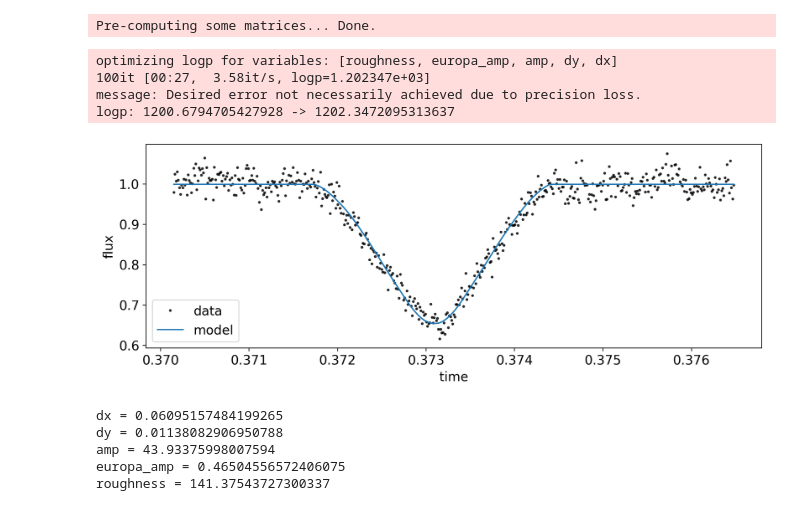
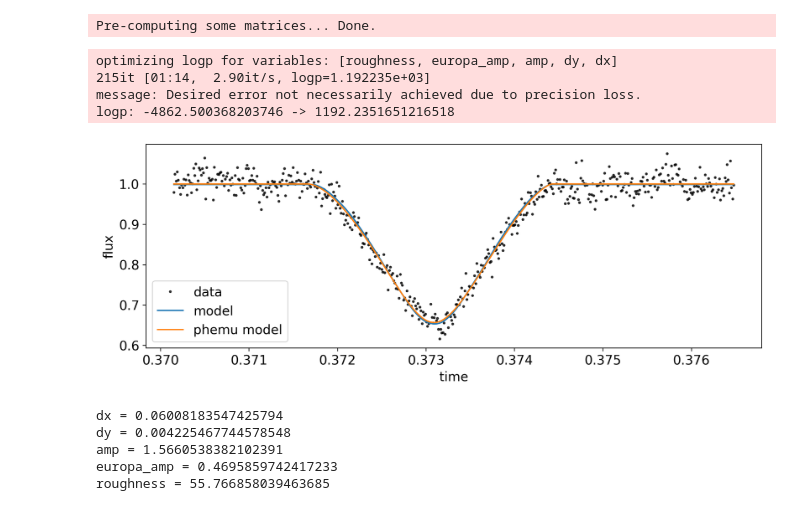
Before and after one commit to rodluger/starrynight, a Jupyter notebook: tex/figures/io_europa.ipynb, the cells around one changed output. Cells and saved outputs as stored; diff of their text form; code cells hidden in the pictures.

```diff
--- a/tex/figures/io_europa.ipynb
+++ b/tex/figures/io_europa.ipynb
@@ -157,6 +157,11 @@ def get_starry_args(time):
     ys = np.mean(eph_io["ys"].value)
     zs = np.mean(eph_io["zs"].value)
 
+    rs = np.sqrt(xs ** 2 + ys ** 2 + zs ** 2)
+    xs /= rs
+    ys /= rs
+    zs /= rs
+
     return inc, obl, xo, yo, dict(theta=theta, ro=ro, xs=xs, ys=ys, zs=zs)
 # %%
 # Grab the PHEMU light curve
@@ -185,11 +190,11 @@ with pm.Model() as model:
     map.load("data/io_mosaic.jpg")
 
     # Free parameters
-    dx = pm.Uniform("dx", lower=-0.5, upper=0.5, testval=0.0649)
-    dy = pm.Uniform("dy", lower=-0.5, upper=0.5, testval=0.0175)
-    amp = pm.Uniform("amp", lower=1.0, upper=100.0, testval=41.965)
-    europa_amp = pm.Uniform("europa_amp", lower=0.3, upper=0.7, testval=0.4709)
-    roughness = pm.Uniform("roughness", lower=0.0, upper=180.0, testval=89.0)
+    dx = pm.Uniform("dx", lower=-0.5, upper=0.5, testval=0.0)
+    dy = pm.Uniform("dy", lower=-0.5, upper=0.5, testval=0.0)
+    amp = pm.Uniform("amp", lower=0.01, upper=100.0, testval=1.0)
+    europa_amp = pm.Uniform("europa_amp", lower=0.3, upper=0.7, testval=0.50)
+    roughness = pm.Uniform("roughness", lower=0.0, upper=60.0, testval=5.0)
 
     # Compute the flux model
     map.roughness = roughness
@@ -212,24 +217,25 @@ with model:
     map_soln = exoplanet.optimize()
 # %% [output]
 optimizing logp for variables: [roughness, europa_amp, amp, dy, dx]
-100it [00:27,  3.58it/s, logp=1.202347e+03]
+215it [01:14,  2.90it/s, logp=1.192235e+03]
 message: Desired error not necessarily achieved due to precision loss.
-logp: 1200.6794705427928 -> 1202.3472095313637
+logp: -4862.500368203746 -> 1192.2351651216518
 # %%
 t = time.value - 55169
 plt.plot(t, flux, "k.", alpha=0.75, ms=4, label="data")
 plt.plot(t, map_soln["flux_model"], label="model")
+plt.plot(t, phemu_model, label="phemu model")
 plt.xlabel("time")
 plt.ylabel("flux")
 plt.legend();
 # %% [output]
-[figure, old version]
+[figure, new version]
 # %%
 for param in ["dx", "dy", "amp", "europa_amp", "roughness"]:
     print("{} = {}".format(param, map_soln[param]))
 # %% [output]
-dx = 0.06095157484199265
-dy = 0.01138082906950788
-amp = 43.93375998007594
-europa_amp = 0.46504556572406075
-roughness = 141.37543727300337
+dx = 0.06008183547425794
+dy = 0.004225467744578548
+amp = 1.5660538382102391
+europa_amp = 0.4695859742417233
+roughness = 55.766858039463685
```
Also changed, not shown: 2 other files.
